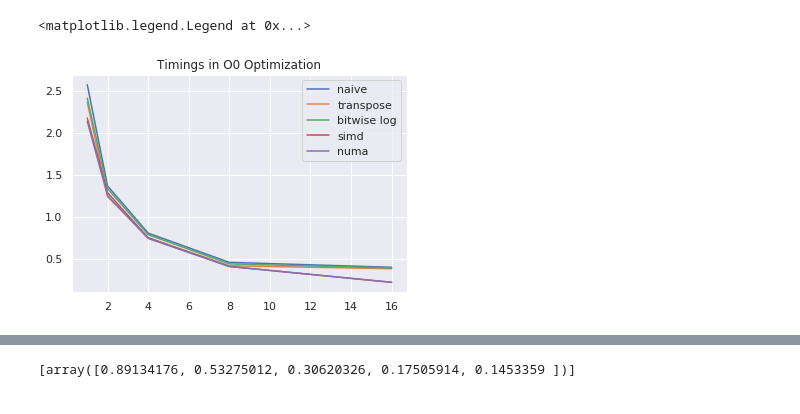
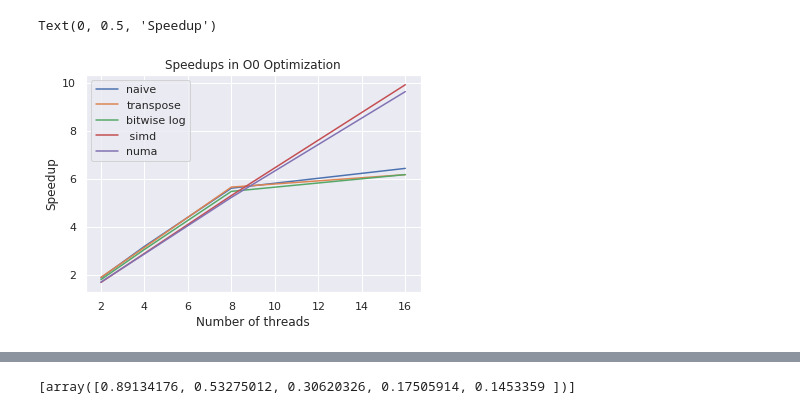
Before and after one commit to keremyldrr/CS406, a Jupyter notebook: Paralel Stats.ipynb, the cells around one changed output, grey strips where cells are left out. Drawn from its saved outputs; the diff is of its cells as text; code cells hidden in the pictures.

```diff
--- a/Paralel Stats.ipynb
+++ b/Paralel Stats.ipynb
@@ -21,8 +44,12 @@ bitwise_result_O3=[]
 bitwise_result_O0=[]
 trans_result_O3 = []
 trans_result_O0 = []
-numa_result_O0 = []
 numa_result_O3 = []
+
+#numa_result_O3_1 = []
+#numa_result_O3_2 = []
+#numa_result_O3_3 = []
+
 for elem in allof:
     if elem[1].find("input4") == -1:
         continue
@@ -81,11 +141,14 @@ plt.legend(["naive","transpose","bitwise","simd","numa"])
 # %%
-plt.title("Timings in O0 Optimization")
-plt.plot([1,2,4,8,16],naive_results_O0[0])
-plt.plot([1,2,4,8,16],trans_result_O0[0])
-plt.plot([1,2,4,8,16],bitwise_result_O0[0])
-plt.plot([1,2,4,8,16],simd_results_O0[0])
-plt.plot([1,2,4,8,16],numa_result_O0[0])
-plt.legend(["naive","transpose","bitwise log","simd","numa"])
+plt.title("Speedups in O0 Optimization")
+plt.plot([2,4,8,16],(naive_results_O0[0][0]/naive_results_O0[0])[1:])
+plt.plot([2,4,8,16],(trans_result_O0[0][0]/trans_result_O0[0])[1:])
+plt.plot([2,4,8,16],(bitwise_result_O0[0][0]/bitwise_result_O0[0])[1:])
+
+plt.plot([2,4,8,16],(simd_results_O0[0][0]/simd_results_O0[0])[1:])
+plt.plot([2,4,8,16],(numa_result_O0[0][0]/numa_result_O0[0])[1:])
+plt.legend(["naive","transpose","bitwise log"," simd","numa"])
+plt.xlabel("Number of threads")
+plt.ylabel("Speedup")
 # %% [output]
-<matplotlib.legend.Legend at 0x...>
+Text(0, 0.5, 'Speedup')
-[figure, old version]
+[figure, new version]
```
Also changed, not shown: parts of 23 cells of this notebook, 15 other files.
